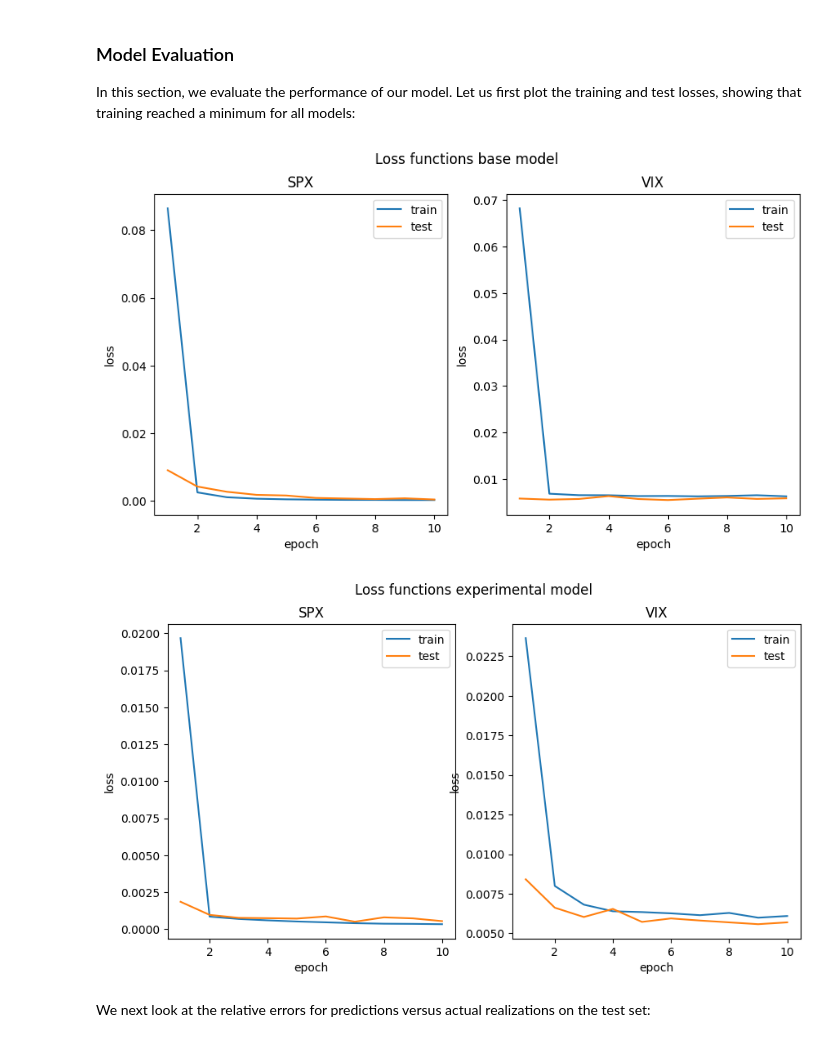
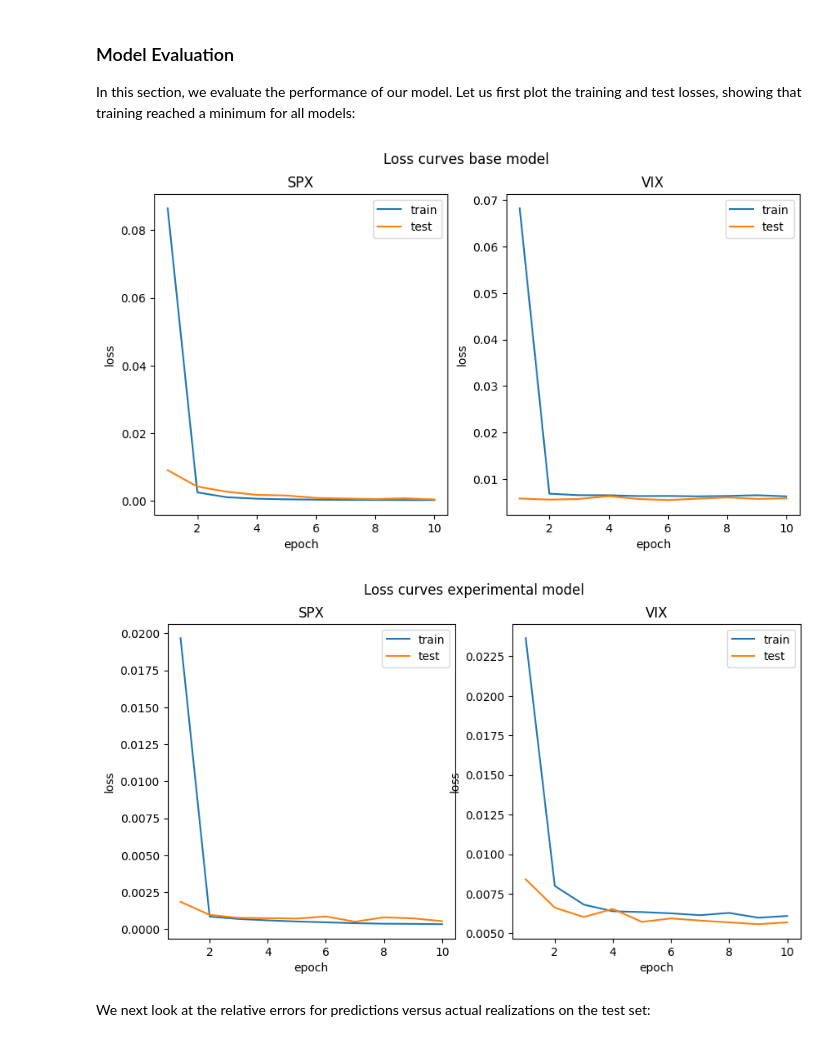
Before and after one commit to agrotz-msai/deep-learning-systems-project, a Jupyter notebook: deep_learning.ipynb, the cells around one changed output. Drawn from its saved outputs; the diff is of its cells as text; code cells hidden in the pictures.

```diff
--- a/deep_learning.ipynb
+++ b/deep_learning.ipynb
@@ -470,21 +470,21 @@ diff_exp_vix = pred_exp_vix-act_vix
 In this section, we evaluate the performance of our model. Let us first plot the training and test losses, showing that training reached a minimum for all models:
 # %%
 fig, ax = plt.subplots(1, 2, figsize=(10, 5))
-fig.suptitle('Loss functions base model')
+fig.suptitle('Loss curves base model')
 ax[0].plot(range(1,epochs+1), train_losses_base_spx, label="train")
 ax[0].plot(range(1,epochs+1), test_losses_base_spx, label="test")
 ax[1].plot(range(1,epochs+1), train_losses_base_vix, label="train")
 ax[1].plot(range(1,epochs+1), test_losses_base_vix, label="test")
 ax[0].set(title='SPX', xlabel='epoch', ylabel='loss')
 ax[1].set(title='VIX', xlabel='epoch', ylabel='loss')
 ax[0].legend(loc="upper right")
 ax[1].legend(loc="upper right")
 plt.show()
 # %% [output]
-[figure, old version]
+[figure, new version]
 # %%
 fig, ax = plt.subplots(1, 2, figsize=(10, 5))
-fig.suptitle('Loss functions experimental model')
+fig.suptitle('Loss curves experimental model')
 ax[0].plot(range(1,epochs+1), train_losses_exp_spx, label="train")
 ax[0].plot(range(1,epochs+1), test_losses_exp_spx, label="test")
 ax[1].plot(range(1,epochs+1), train_losses_exp_vix, label="train")
@@ -495,7 +495,7 @@ ax[0].legend(loc="upper right")
 ax[1].legend(loc="upper right")
 plt.show()
 # %% [output]
-[figure, old version]
+[figure, new version]
 # %% [markdown]
 We next look at the relative errors for predictions versus actual realizations on the test set:
 # %%
```
Also changed, not shown: parts of 4 cells of this notebook.
